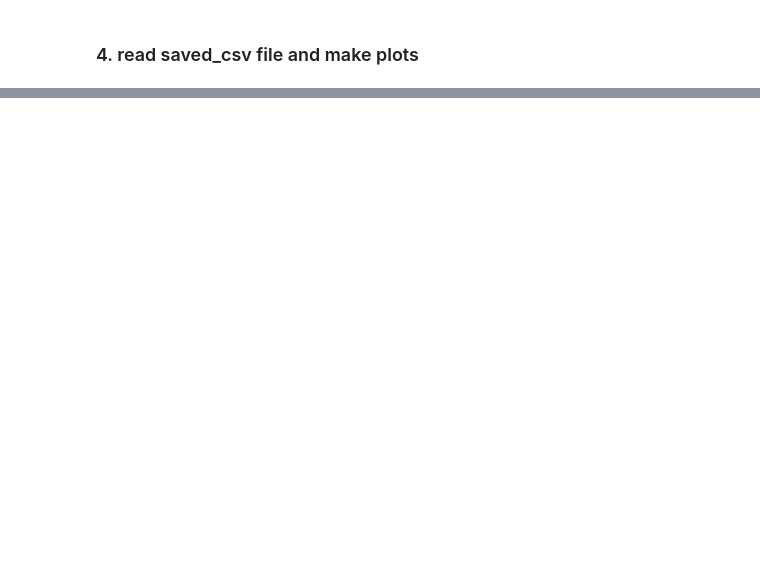
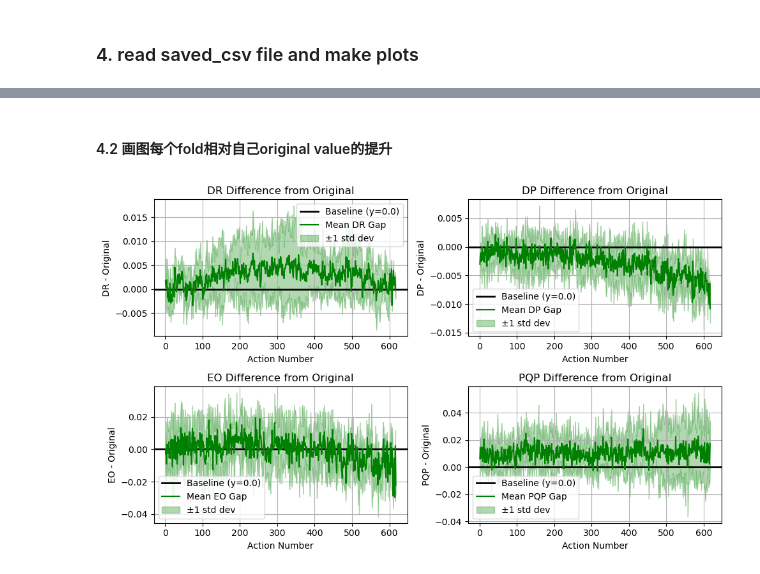
Before and after one commit to youlei202/FairSHAP, a Jupyter notebook: zzzz_5fold_adult.ipynb, the cells around one changed output, grey strips where cells are left out. Saved outputs shown, nothing was run; the diff lists cells and outputs as text; code cells hidden in the pictures; blank space fills up the shorter version.

```diff
--- a/zzzz_5fold_adult.ipynb
+++ b/zzzz_5fold_adult.ipynb
@@ -252,0 +127,21 @@ plt.show()
+# %% [markdown]
+#### 4.2 画图每个fold相对自己original value的提升
+# %%
+from src.visualization.visualization1 import plot_fairness_improvement
+
+
+plot_fairness_improvement(
+    folds=folds,
+    original_DR=original_drs,
+    original_DP=original_dps,
+    original_EO=original_eos,
+    original_PQP=original_pqps,
+    stop_when_no_data=3,  # 当有 3 个 fold 无数据时停止
+    min_action=1,
+    baseline=0.0,
+    figsize=(10, 6),
+    fill_alpha=0.3,
+    fill_color='g'
+)
+# %% [output]
+[figure, added]
```
Also changed, not shown: parts of 7 cells of this notebook, 10 other files.
